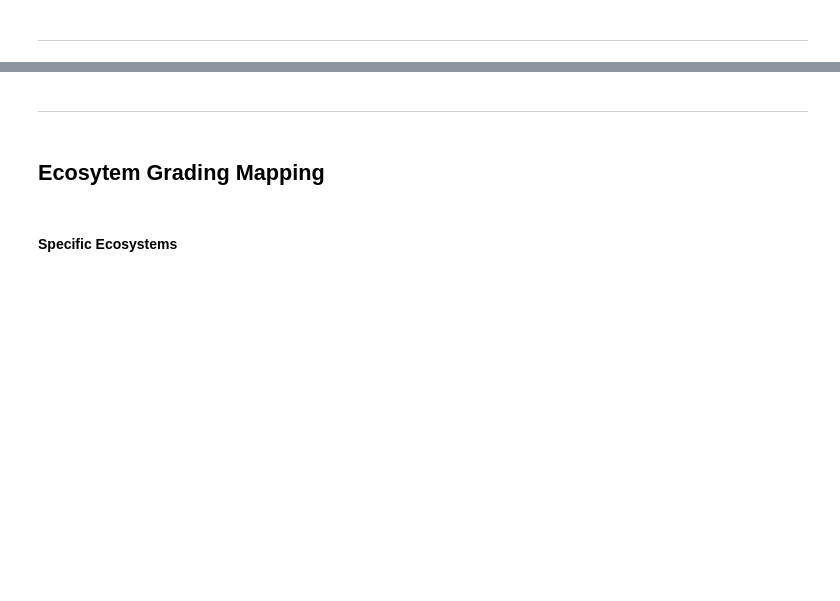
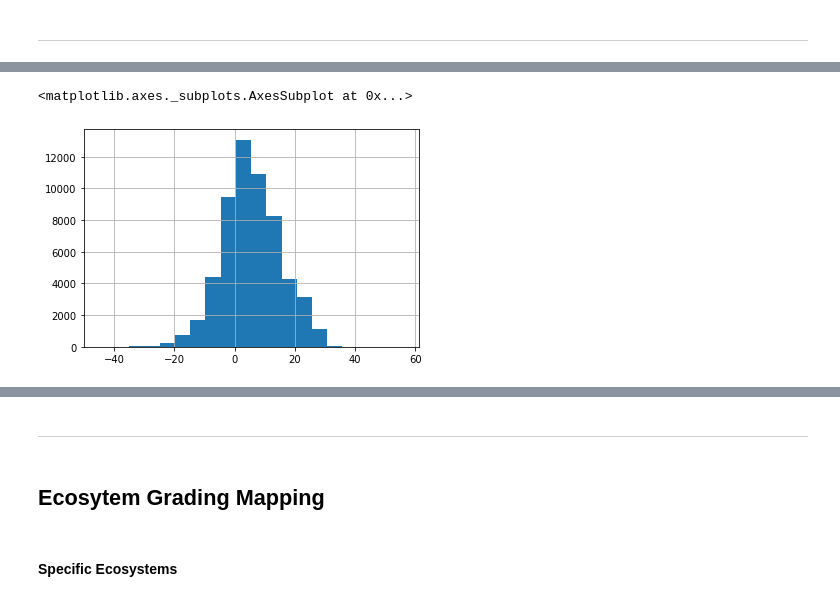
Before and after one commit to DataKind-DC/audubon-cbc, a Jupyter notebook: notebooks/2.4-je-temperature-summary.ipynb, the cells around one changed output, grey strips where cells are left out. Saved outputs shown, nothing was run; the diff lists cells and outputs as text; code cells hidden in the pictures; blank space fills up the shorter version.

```diff
--- a/notebooks/2.4-je-temperature-summary.ipynb
+++ b/notebooks/2.4-je-temperature-summary.ipynb
@@ -365,0 +680,4 @@ Number of rows lost: 2188
+# %%
+circle_obs = temp_df[['ui','circle_min_temp', 'circle_max_temp', 'circle_average_temp', 'Ecosys_station' ,'Nlcd_code_station']].groupby(['circle_id', 'count_date']).agg('first')
+# %%
+circle_data = circle_obs.join(circle_data)
@@ -365,0 +1041,7 @@ Number of rows lost: 2188
+# %%
+# Set up the two populations
+cbc_max_temps = circle_data['circle_max_temp']
+noaa_max_temps = circle_data['max_temp_closest_value']
+
+print("The number of cases for CBC Max Temps is: " + str(cbc_max_temps.shape[0]))
+print("The number of cases for NOAA Max Temps is: " + str(noaa_max_temps.shape[0]))
@@ -365,0 +1051,7 @@ Number of rows lost: 2188
+# %%
+# drop the Nan Values
+cbc_max_temps = cbc_max_temps.dropna()
+noaa_max_temps = noaa_max_temps.dropna()
+
+print("The number of cases for CBC Max Temps is: " + str(cbc_max_temps.shape[0]))
+print("The number of cases for NOAA Max Temps is: " + str(noaa_max_temps.shape[0]))
@@ -365,0 +1073,5 @@ Number of rows lost: 2188
+# %%
+cbc_max_temps.hist(bins =20)
+# %% [output]
+<matplotlib.axes._subplots.AxesSubplot at 0x...>
+[figure, added]
```
Also changed, not shown: parts of 101 cells of this notebook.
